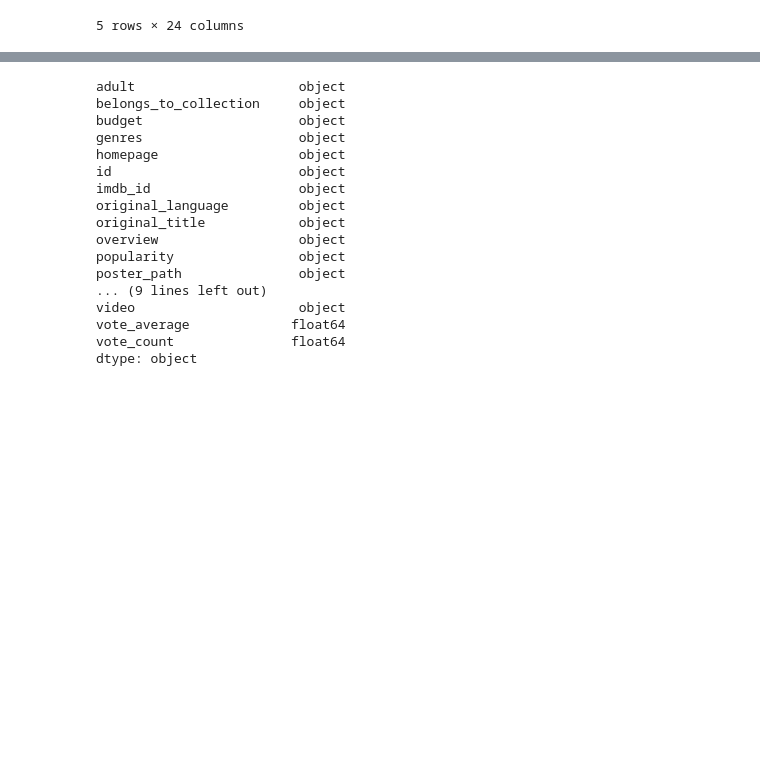
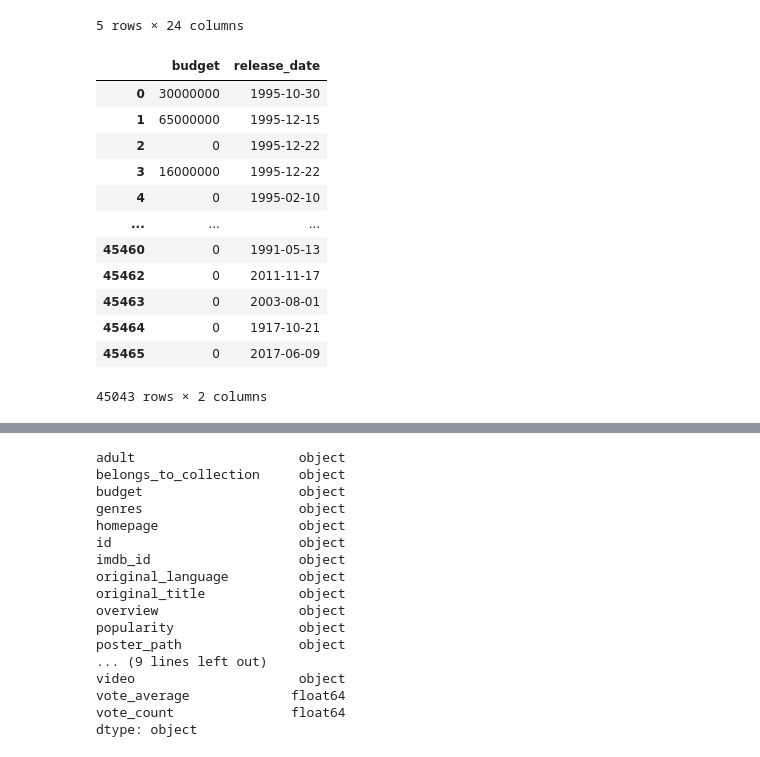
Before and after one commit to 19anguiano/Movie_Success_Predictions, a Jupyter notebook: Movie_Popularity.ipynb, the cells around one changed output, grey strips where cells are left out. Saved outputs shown, nothing was run; the diff lists cells and outputs as text; code cells hidden in the pictures; blank space fills up the shorter version.

```diff
--- a/Movie_Popularity.ipynb
+++ b/Movie_Popularity.ipynb
@@ -36,3 +37,21 @@ movies_df.head()
 | 3 | False | NaN | 16000000 | [{'id': 35, 'name': 'Comedy'}, {'... | NaN | 31357 | tt0114885 | en | ... |
 | 4 | False | {'id': 96871, 'name': 'Father of ... | 0 | [{'id': 35, 'name': 'Comedy'}] | NaN | 11862 | tt0113041 | en | ... |
 5 rows × 24 columns
+# %%
+# Create a df to understand budget over time
+budget_exploration_df = movies_df.dropna()[['budget','release_date']]
+budget_exploration_df
+# %% [output]
+|  | budget | release_date |
+| 0 | 30000000 | 1995-10-30 |
+| 1 | 65000000 | 1995-12-15 |
+| 2 | 0 | 1995-12-22 |
+| 3 | 16000000 | 1995-12-22 |
+| 4 | 0 | 1995-02-10 |
+| ... | ... | ... |
+| 45460 | 0 | 1991-05-13 |
+| 45462 | 0 | 2011-11-17 |
+| 45463 | 0 | 2003-08-01 |
+| 45464 | 0 | 1917-10-21 |
+| 45465 | 0 | 2017-06-09 |
+45043 rows × 2 columns
```
Also changed, not shown: parts of 53 cells of this notebook, 4 other files.
